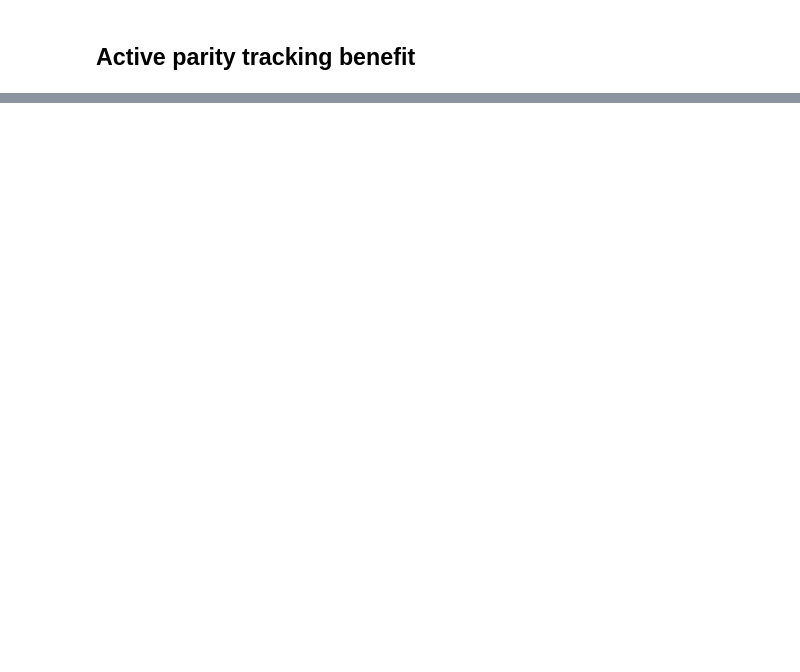
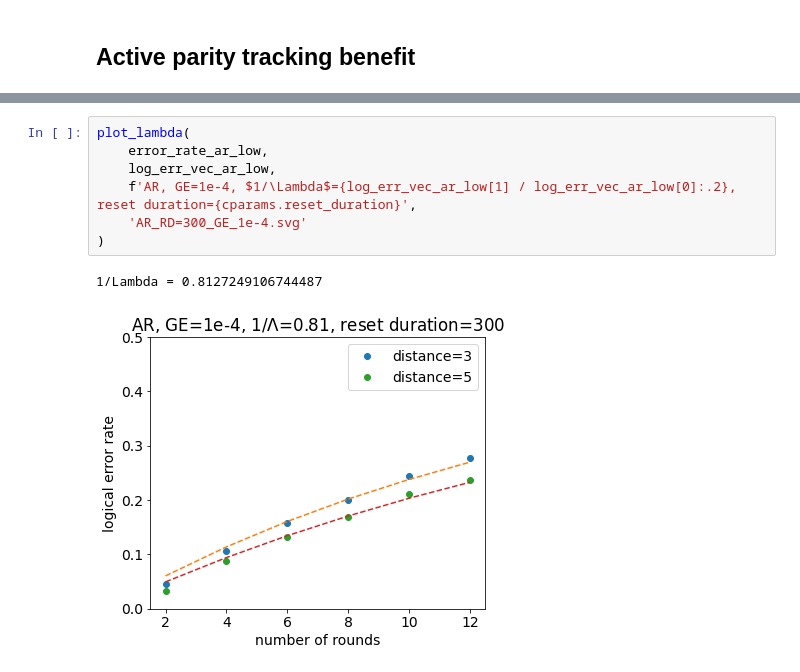
Before and after one commit to liorella/research, a Jupyter notebook: phys/qecsim/calculate_lambda_surface_stim.ipynb, the cells around one changed output, grey strips where cells are left out. Cells and saved outputs as stored; diff of their text form; blank space fills up the shorter version.

```diff
--- a/phys/qecsim/calculate_lambda_surface_stim.ipynb
+++ b/phys/qecsim/calculate_lambda_surface_stim.ipynb
@@ -110,0 +150,10 @@ print(f'1/Lambda = {log_err_vec_apt[1] / log_err_vec_apt[0]}')
+# %%
+plot_lambda(
+    error_rate_ar_low,
+    log_err_vec_ar_low,
+    f'AR, GE=1e-4, $1/\Lambda$={log_err_vec_ar_low[1] / log_err_vec_ar_low[0]:.2}, reset duration={cparams.reset_duration}',
+    'AR_RD=300_GE_1e-4.svg'
+)
+# %% [output]
+1/Lambda = 0.8127249106744487
+[figure, added]
```
Also changed, not shown: parts of 15 cells of this notebook, 1 other file.
